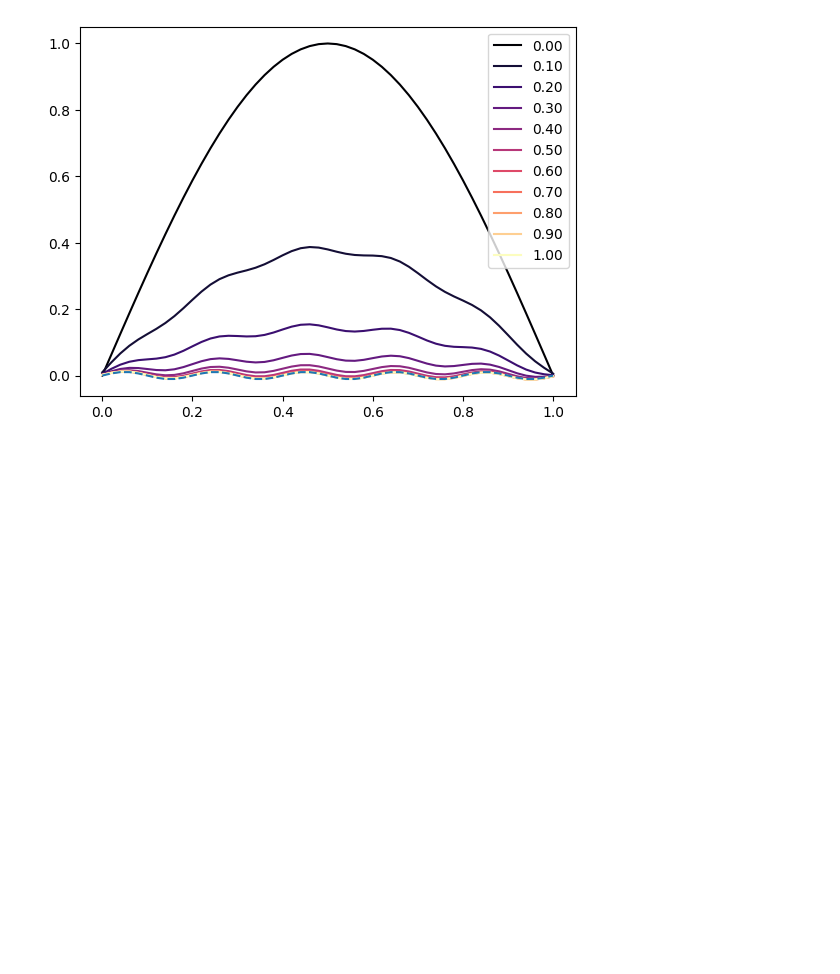
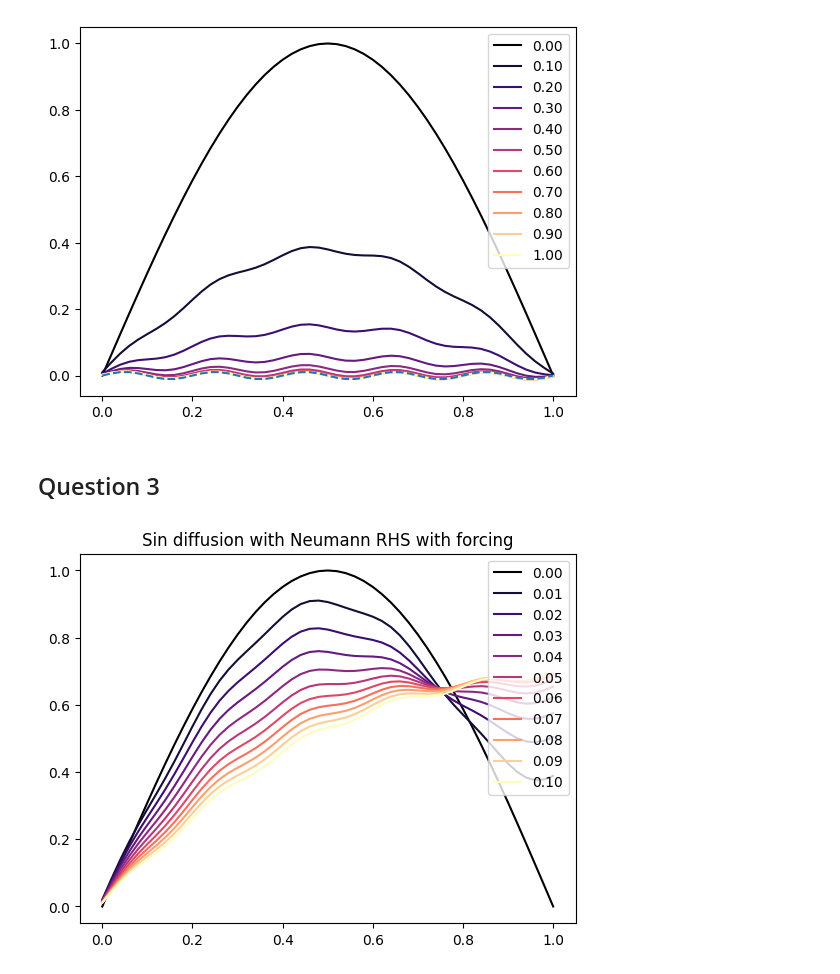
Before and after one commit to tristanpang/numerical-methods-notes, a Jupyter notebook: tutorial sols/ps3.ipynb, the cells around one changed output. Saved outputs shown, nothing was run; the diff lists cells and outputs as text; code cells hidden in the pictures; blank space fills up the shorter version.

```diff
--- a/tutorial sols/ps3.ipynb
+++ b/tutorial sols/ps3.ipynb
@@ -157,3 +157,5 @@ plt.plot(out[0], forcing(out[0], 0)*1e-2*np.e/25, '--', label="Forcing")
 plt.show()
 # %% [output]
 [figure]
+# %% [markdown]
+## Question 3
@@ -159,0 +212,7 @@ plt.show()
+# %%
+ic = lambda x: np.sin(np.pi*x)
+out = diffusion_FE_Flux(ic, dpLdx=.5, k=1, dx=1/50, L=1, dt=1e-4, T=.1, snapshots=10, f=forcing)
+plt.title("Sin diffusion with Neumann RHS with forcing")
+plot_phis(*out)
+# %% [output]
+[figure, added]
```
Also changed, not shown: parts of 6 cells of this notebook.
